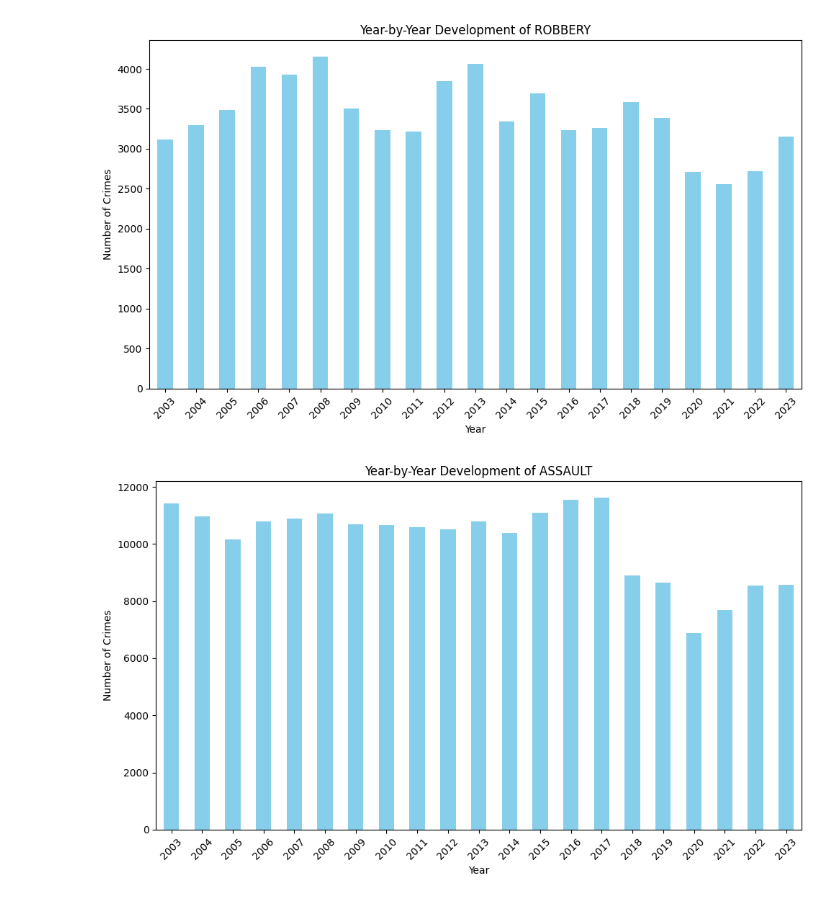
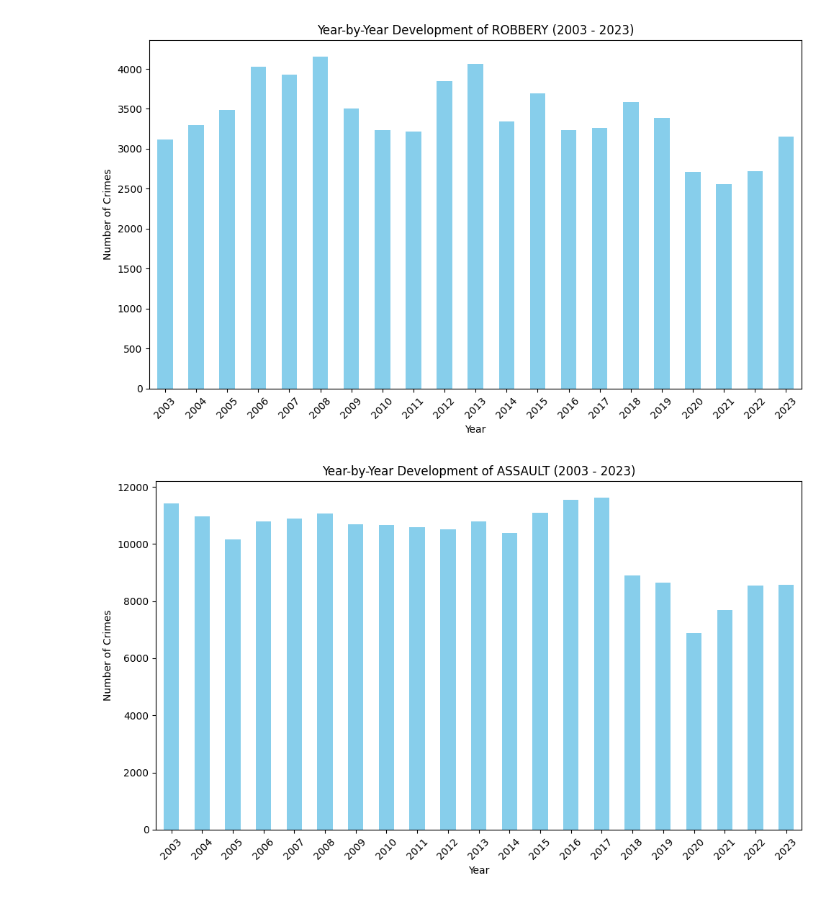
Before and after one commit to JoachimRoensholt/02806_Data_Analysis, a Jupyter notebook: Assignment1/part1.ipynb, the cells around one changed output. Cells and saved outputs as stored; diff of their text form; code cells hidden in the pictures.

```diff
--- a/Assignment1/part1.ipynb
+++ b/Assignment1/part1.ipynb
@@ -33,22 +31,6 @@ Year
 2022    127404
 2023    125024
 dtype: int64
-# %%
-# Malicious mischief is likely to be vandalism redefined and we'll combine weapons offences to weapon laws
-category_mapping = {
-    # Vandalism
-    'MALICIOUS MISCHIEF': 'VANDALISM',
-
-    # Weapon laws
-    'WEAPONS OFFENSE': 'WEAPON LAWS',
-    'WEAPONS CARRYING ETC': 'WEAPON LAWS',
-    'WEAPONS OFFENCE': 'WEAPON LAWS',
-}
-
-# Apply the mapping to standardize categories
-crime_data['Category'] = crime_data['Category'].replace(category_mapping)
-
-crime_data.to_csv('./crime_data_updated.csv', index=False)
 # %%
 # Get the year with the most crimes
 year_most_crimes = crimes_per_year.idxmax()
@@ -102,48 +66,30 @@ print(crime_categories)
-# %%
-# Malicious mischief is likely to be vandalism redefined and we'll combine weapons offences to weapon laws
-category_mapping = {
-    # Vandalism
-    'MALICIOUS MISCHIEF': 'VANDALISM',
-
-    # Weapon laws
-    'WEAPONS OFFENSE': 'WEAPON LAWS',
-    'WEAPONS CARRYING ETC': 'WEAPON LAWS',
-    'WEAPONS OFFENCE': 'WEAPON LAWS',
-}
-
-# Apply the mapping to standardize categories
-crime_data['Category'] = crime_data['Category'].replace(category_mapping)
 # %%
 # Now to plot the focus crimes bar plots
 
 # Define the focus crime categories
 focuscrimes = set(['WEAPON LAWS', 'PROSTITUTION', 'ROBBERY', 'BURGLARY', 'ASSAULT', 'DRUG/NARCOTIC', 'LARCENY/THEFT', 'VANDALISM', 'VEHICLE THEFT', 'STOLEN PROPERTY'])
 
-# Filter the data to include only years from 2003 to 2023
-crime_data['Year'] = pd.to_datetime(crime_data['Date'], errors='coerce').dt.year
-filtered_data = crime_data[(crime_data['Year'] >= 2003) & (crime_data['Year'] <= 2023)]
-
 # Loop over each focus crime category
 for crime in focuscrimes:
     # Filter for the current crime category
-    crime_subset = filtered_data[filtered_data['Category'] == crime]
+    crime_subset = crime_data[crime_data['Category'] == crime]
 
     # Count the number of crimes per year
     crimes_per_year = crime_subset['Year'].value_counts().sort_index()
 
-    # To ensure that every year from 2003 to 2017 is represented even if the count is zero:
+    # To ensure that every year is represented even though the count is 0, we add missing years with 0 crimes
     all_years = pd.Series(0, index=range(2003, 2024))
     crimes_per_year = all_years.add(crimes_per_year, fill_value=0).astype(int)
 
     # Create the bar plot
     plt.figure(figsize=(10, 6))
     crimes_per_year.plot(kind='bar', color='skyblue')
     plt.xlabel('Year')
     plt.ylabel('Number of Crimes')
-    plt.title(f'Year-by-Year Development of {crime}')
+    plt.title(f'Year-by-Year Development of {crime} (2003 - 2023)')
     plt.xticks(rotation=45)
     plt.tight_layout()
     plt.show()
 # %% [output]
-[figure, old version]
+[figure, new version]
-[figure, old version]
+[figure, new version]
```
Also changed, not shown: parts of 5 cells of this notebook.
